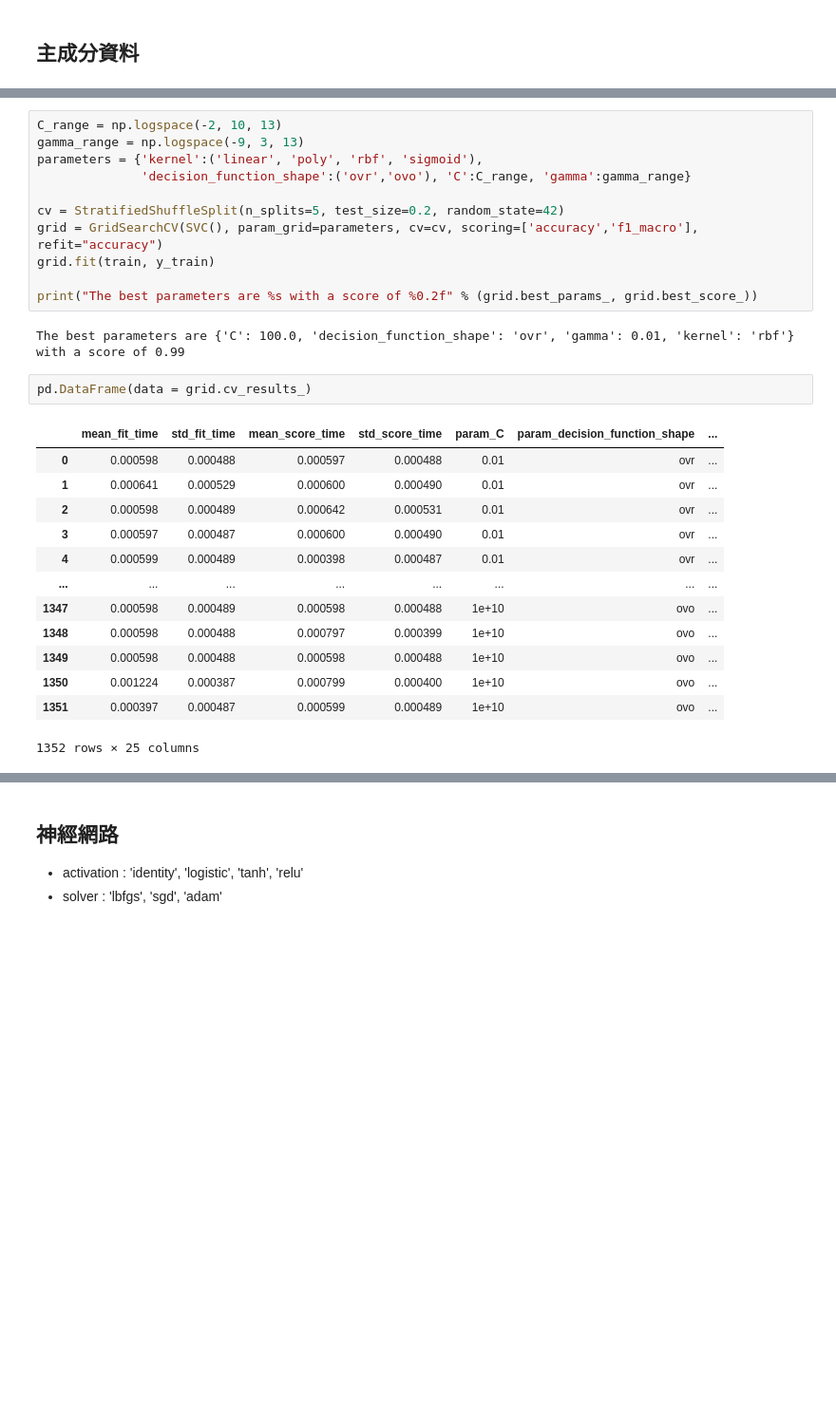
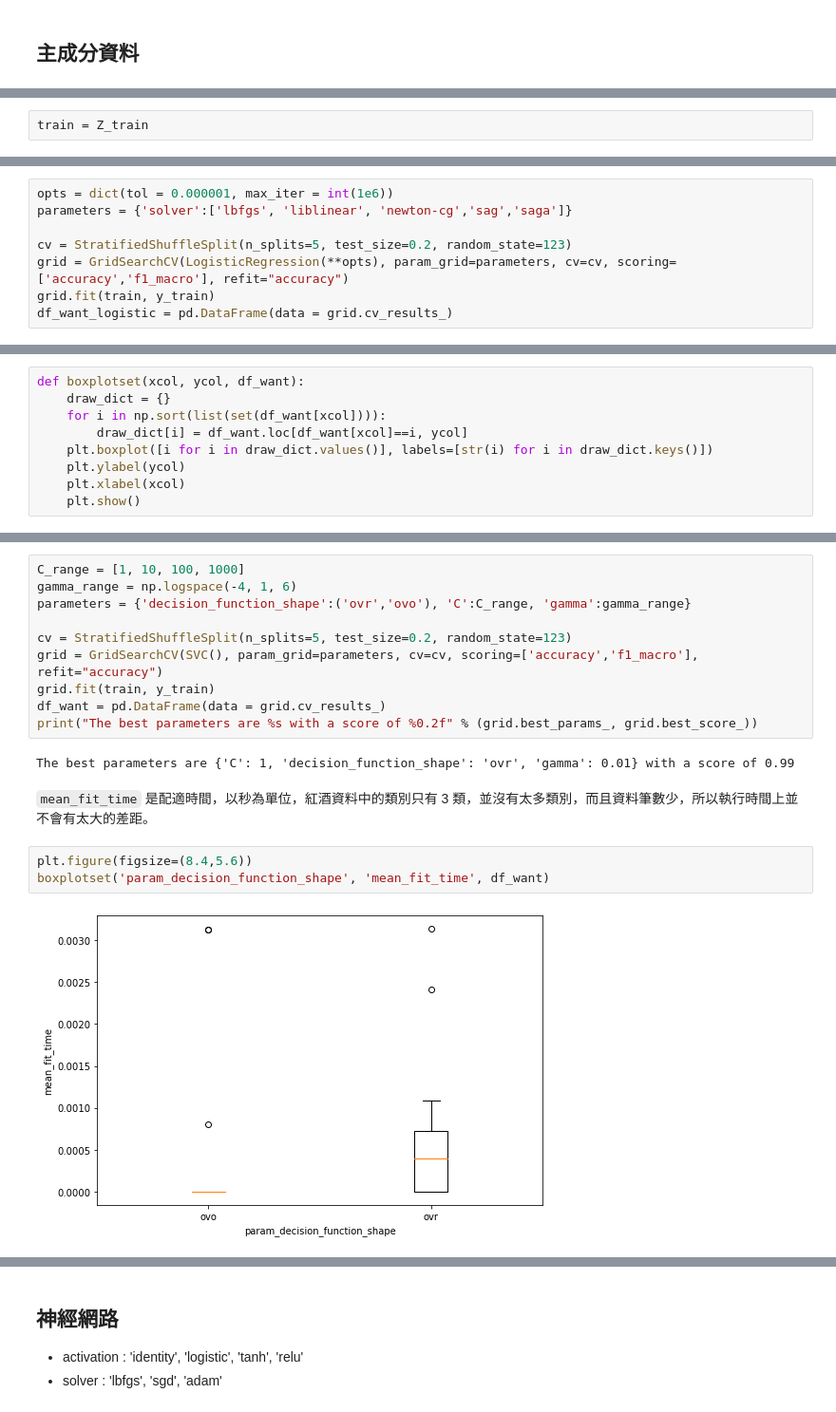
Before and after one commit to amy10202808/1112ShallowMachineLearning, a Jupyter notebook: hw3Classification/hw3_711133117_陳怡升_wine.ipynb, the cells around one changed output, grey strips where cells are left out. Shown at 95% size. Saved outputs shown, nothing was run; the diff lists cells and outputs as text; blank space fills up the shorter version.

```diff
--- a/hw3Classification/hw3_711133117_陳怡升_wine.ipynb
+++ b/hw3Classification/hw3_711133117_陳怡升_wine.ipynb
@@ -155,0 +181,2 @@ df_want
+# %%
+train = Z_train
@@ -155,0 +214,8 @@ df_want
+# %%
+opts = dict(tol = 0.000001, max_iter = int(1e6))
+parameters = {'solver':['lbfgs', 'liblinear', 'newton-cg','sag','saga']}
+
+cv = StratifiedShuffleSplit(n_splits=5, test_size=0.2, random_state=123)
+grid = GridSearchCV(LogisticRegression(**opts), param_grid=parameters, cv=cv, scoring=['accuracy','f1_macro'], refit="accuracy")
+grid.fit(train, y_train)
+df_want_logistic = pd.DataFrame(data = grid.cv_results_)
@@ -155,0 +278,9 @@ df_want
+# %%
+def boxplotset(xcol, ycol, df_want):
+    draw_dict = {}
+    for i in np.sort(list(set(df_want[xcol]))):
+        draw_dict[i] = df_want.loc[df_want[xcol]==i, ycol]
+    plt.boxplot([i for i in draw_dict.values()], labels=[str(i) for i in draw_dict.keys()])
+    plt.ylabel(ycol)
+    plt.xlabel(xcol)
+    plt.show()
@@ -156,29 +289,19 @@ df_want
 # %%
-C_range = np.logspace(-2, 10, 13)
-gamma_range = np.logspace(-9, 3, 13)
-parameters = {'kernel':('linear', 'poly', 'rbf', 'sigmoid'),
-              'decision_function_shape':('ovr','ovo'), 'C':C_range, 'gamma':gamma_range}
+C_range = [1, 10, 100, 1000]
+gamma_range = np.logspace(-4, 1, 6)
+parameters = {'decision_function_shape':('ovr','ovo'), 'C':C_range, 'gamma':gamma_range}
 
-cv = StratifiedShuffleSplit(n_splits=5, test_size=0.2, random_state=42)
+cv = StratifiedShuffleSplit(n_splits=5, test_size=0.2, random_state=123)
 grid = GridSearchCV(SVC(), param_grid=parameters, cv=cv, scoring=['accuracy','f1_macro'], refit="accuracy")
 grid.fit(train, y_train)
-
+df_want = pd.DataFrame(data = grid.cv_results_)
 print("The best parameters are %s with a score of %0.2f" % (grid.best_params_, grid.best_score_))
 # %% [output]
-The best parameters are {'C': 100.0, 'decision_function_shape': 'ovr', 'gamma': 0.01, 'kernel': 'rbf'} with a score of 0.99
+The best parameters are {'C': 1, 'decision_function_shape': 'ovr', 'gamma': 0.01} with a score of 0.99
-# %%
-pd.DataFrame(data = grid.cv_results_)
-# %% [output]
-|  | mean_fit_time | std_fit_time | mean_score_time | std_score_time | param_C | param_decision_function_shape | ... |
-| 0 | 0.000598 | 0.000488 | 0.000597 | 0.000488 | 0.01 | ovr | ... |
-| 1 | 0.000641 | 0.000529 | 0.000600 | 0.000490 | 0.01 | ovr | ... |
-| 2 | 0.000598 | 0.000489 | 0.000642 | 0.000531 | 0.01 | ovr | ... |
-| 3 | 0.000597 | 0.000487 | 0.000600 | 0.000490 | 0.01 | ovr | ... |
-| 4 | 0.000599 | 0.000489 | 0.000398 | 0.000487 | 0.01 | ovr | ... |
-| ... | ... | ... | ... | ... | ... | ... | ... |
-| 1347 | 0.000598 | 0.000489 | 0.000598 | 0.000488 | 1e+10 | ovo | ... |
-| 1348 | 0.000598 | 0.000488 | 0.000797 | 0.000399 | 1e+10 | ovo | ... |
-| 1349 | 0.000598 | 0.000488 | 0.000598 | 0.000488 | 1e+10 | ovo | ... |
-| 1350 | 0.001224 | 0.000387 | 0.000799 | 0.000400 | 1e+10 | ovo | ... |
-| 1351 | 0.000397 | 0.000487 | 0.000599 | 0.000489 | 1e+10 | ovo | ... |
-1352 rows × 25 columns
+# %% [markdown]
+`mean_fit_time` 是配適時間，以秒為單位，紅酒資料中的類別只有 3 類，並沒有太多類別，而且資料筆數少，所以執行時間上並不會有太大的差距。
+# %%
+plt.figure(figsize=(8.4,5.6))
+boxplotset('param_decision_function_shape', 'mean_fit_time', df_want)
+# %% [output]
+[figure, added]
```
Also changed, not shown: parts of 36 cells of this notebook.
